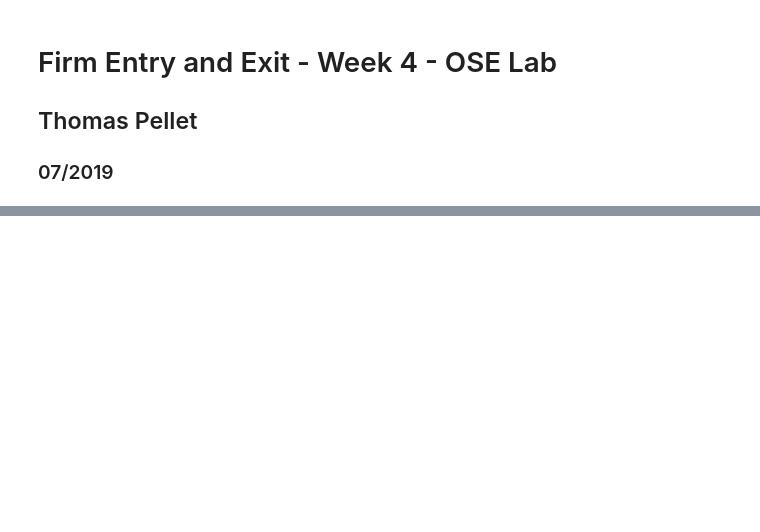
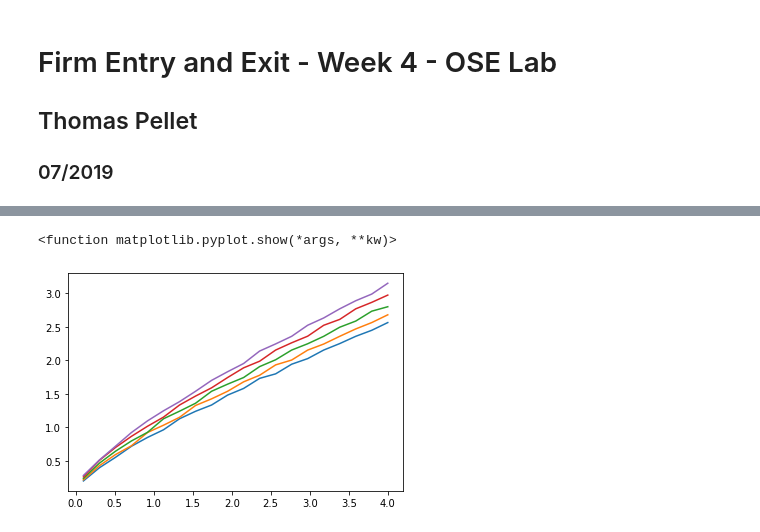
Before and after one commit to jeannesorin/BootCamp2019, a Jupyter notebook: ProblemSets/Econ/Week4/Firm Dynamics/Pbset - Firm Entry and Exit.ipynb, the cells around one changed output, grey strips where cells are left out. Saved outputs shown, nothing was run; the diff lists cells and outputs as text; code cells hidden in the pictures; blank space fills up the shorter version.

```diff
--- a/ProblemSets/Econ/Week4/Firm Dynamics/Pbset - Firm Entry and Exit.ipynb
+++ b/ProblemSets/Econ/Week4/Firm Dynamics/Pbset - Firm Entry and Exit.ipynb
@@ -105,13 +61,4 @@ Y - I - AC is 0.5037278240321985
 # %%
-# Define Parameters in the model
-
-θ, ν, δ, β, ϕ, Nrep, Nϵ, cf = .21, .64, .1, 96, .5, .6, 10, 0.01
-#Tauchen parameters
-ρ,μ,σ =.9,0,.02
-
-
-
-
 # Production function
 def prod(ϵ, k, n):
     if k > 0:
@@ -120,11 +67,11 @@ def prod(ϵ, k, n):
         return -50000000
 
 
-# LOM capital
-LOM_k = lambda k, i: (1-δ)*k + i
-
 # Wages
 w_f     = lambda ϵ, k, n: ν * np.exp(ϵ) * k**θ * n**(ν-1)
+
+# Labor supply
+n_f       = lambda ϵ, k, w: (w / (ν * np.exp(ϵ) * k**θ ))**(1/(ν-1))
 
 # Interest rate
 r_f     = lambda ϵ, k, n: θ * np.exp(ϵ) * k**(θ-1) * n**ν
@@ -133,14 +80,6 @@ r_f     = lambda ϵ, k, n: θ * np.exp(ϵ) * k**(θ-1) * n**ν
 Π     = lambda y, kp, k, n, w: y - w*n - (kp - (1 - δ)*k) - 0.5*ϕ * \
         (kp/k - (1-δ))**2*k
 
-#Budget constraint
-BC    = lambda c, w, n, Π: c - Π - w*n
-
-
-# Choice of N
-Nf = lambda ϵ, k: (1.074619357935357 * ν **(-1) * np.exp(ϵ)**(-1) * k ** (-θ)) ** (1/(ν - 1))
-
-#Goods constraint
 
 
 # Utility function
@@ -149,8 +88,3 @@ def Uprime(c):
         return 1/c
     else:
         return 50000000
-
-# Constraint for Capital savings
-
-cons = ({'type': 'ineq', 'fun': lambda x:  30 - x},
-       {'type': 'ineq', 'fun': lambda x:  x})
@@ -156,0 +208,8 @@ cons = ({'type': 'ineq', 'fun': lambda x:  30 - x},
+# %%
+for i in range(Nϵ):
+    plt.plot(Kgrid, Kp[:,i])
+
+plt.show
+# %% [output]
+<function matplotlib.pyplot.show(*args, **kw)>
+[figure, added]
```
Also changed, not shown: parts of 26 cells of this notebook, 1 other file.
